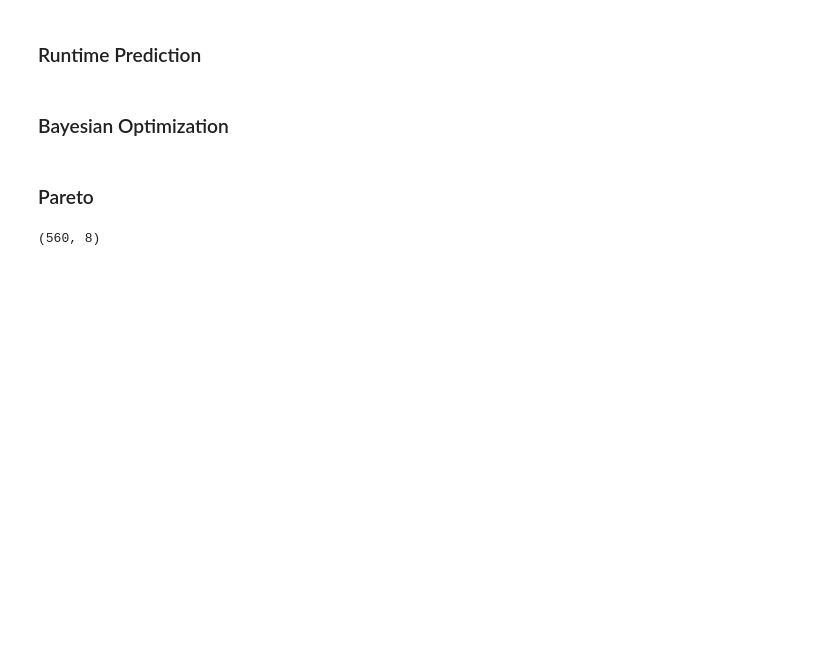
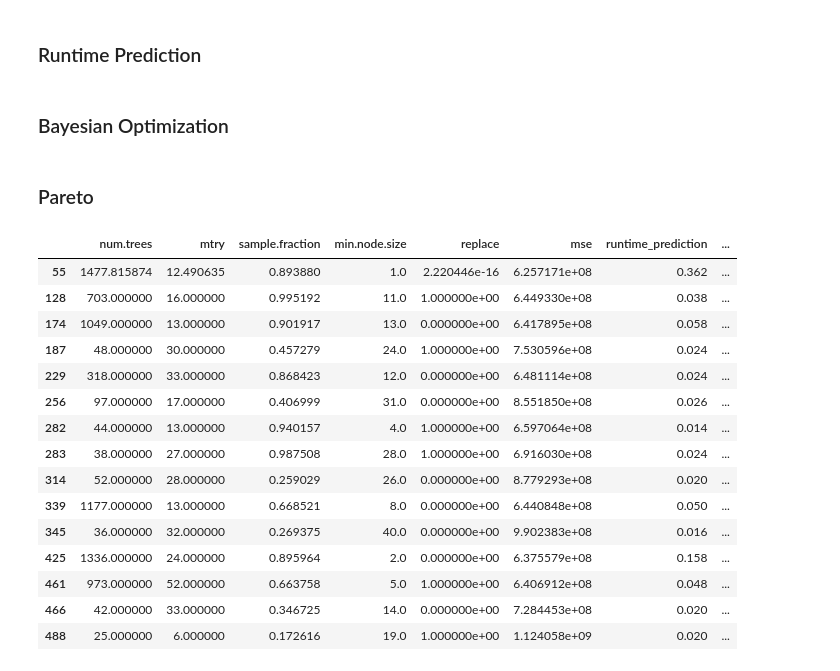
Before and after one commit to TimonKaeppel/tuning_house_prices, a Jupyter notebook: plotting_hyperpiratemeters_ Timon.ipynb, the cells around one changed output. Cells and saved outputs as stored; diff of their text form; code cells hidden in the pictures; blank space fills up the shorter version.

```diff
--- a/plotting_hyperpiratemeters_ Timon.ipynb
+++ b/plotting_hyperpiratemeters_ Timon.ipynb
@@ -552,9 +555,6 @@ df_bayes_temp = results_all_bayesian_df.drop(columns=["Round"])
 df_bayes_temp.rename(columns={"training_time": "runtime_training", "prediction_time": "runtime_prediction"}, inplace=True)
 df_random_temp = results_all_random_df.drop(columns=["Unnamed: 0"])
 df_results_all = pd.concat([df_bayes_temp, df_random_temp], axis=0)
-df_results_all
-# %% [output]
-(560, 8)
 # %%
 import plotly.graph_objects as go
 
@@ -597,0 +604,19 @@ fig.show()
+# %%
+df_results_all[df_results_all['pareto_front'] == False].drop(columns="runtime_training")
+# %% [output]
+|  | num.trees | mtry | sample.fraction | min.node.size | replace | mse | runtime_prediction | ... |
+| 55 | 1477.815874 | 12.490635 | 0.893880 | 1.0 | 2.220446e-16 | 6.257171e+08 | 0.362 | ... |
+| 128 | 703.000000 | 16.000000 | 0.995192 | 11.0 | 1.000000e+00 | 6.449330e+08 | 0.038 | ... |
+| 174 | 1049.000000 | 13.000000 | 0.901917 | 13.0 | 0.000000e+00 | 6.417895e+08 | 0.058 | ... |
+| 187 | 48.000000 | 30.000000 | 0.457279 | 24.0 | 1.000000e+00 | 7.530596e+08 | 0.024 | ... |
+| 229 | 318.000000 | 33.000000 | 0.868423 | 12.0 | 0.000000e+00 | 6.481114e+08 | 0.024 | ... |
+| 256 | 97.000000 | 17.000000 | 0.406999 | 31.0 | 0.000000e+00 | 8.551850e+08 | 0.026 | ... |
+| 282 | 44.000000 | 13.000000 | 0.940157 | 4.0 | 1.000000e+00 | 6.597064e+08 | 0.014 | ... |
+| 283 | 38.000000 | 27.000000 | 0.987508 | 28.0 | 1.000000e+00 | 6.916030e+08 | 0.024 | ... |
+| 314 | 52.000000 | 28.000000 | 0.259029 | 26.0 | 0.000000e+00 | 8.779293e+08 | 0.020 | ... |
+| 339 | 1177.000000 | 13.000000 | 0.668521 | 8.0 | 0.000000e+00 | 6.440848e+08 | 0.050 | ... |
+| 345 | 36.000000 | 32.000000 | 0.269375 | 40.0 | 0.000000e+00 | 9.902383e+08 | 0.016 | ... |
+| 425 | 1336.000000 | 24.000000 | 0.895964 | 2.0 | 0.000000e+00 | 6.375579e+08 | 0.158 | ... |
+| 461 | 973.000000 | 52.000000 | 0.663758 | 5.0 | 1.000000e+00 | 6.406912e+08 | 0.048 | ... |
+| 466 | 42.000000 | 33.000000 | 0.346725 | 14.0 | 0.000000e+00 | 7.284453e+08 | 0.020 | ... |
+| 488 | 25.000000 | 6.000000 | 0.172616 | 19.0 | 1.000000e+00 | 1.124058e+09 | 0.020 | ... |
```
Also changed, not shown: parts of 9 cells of this notebook.
